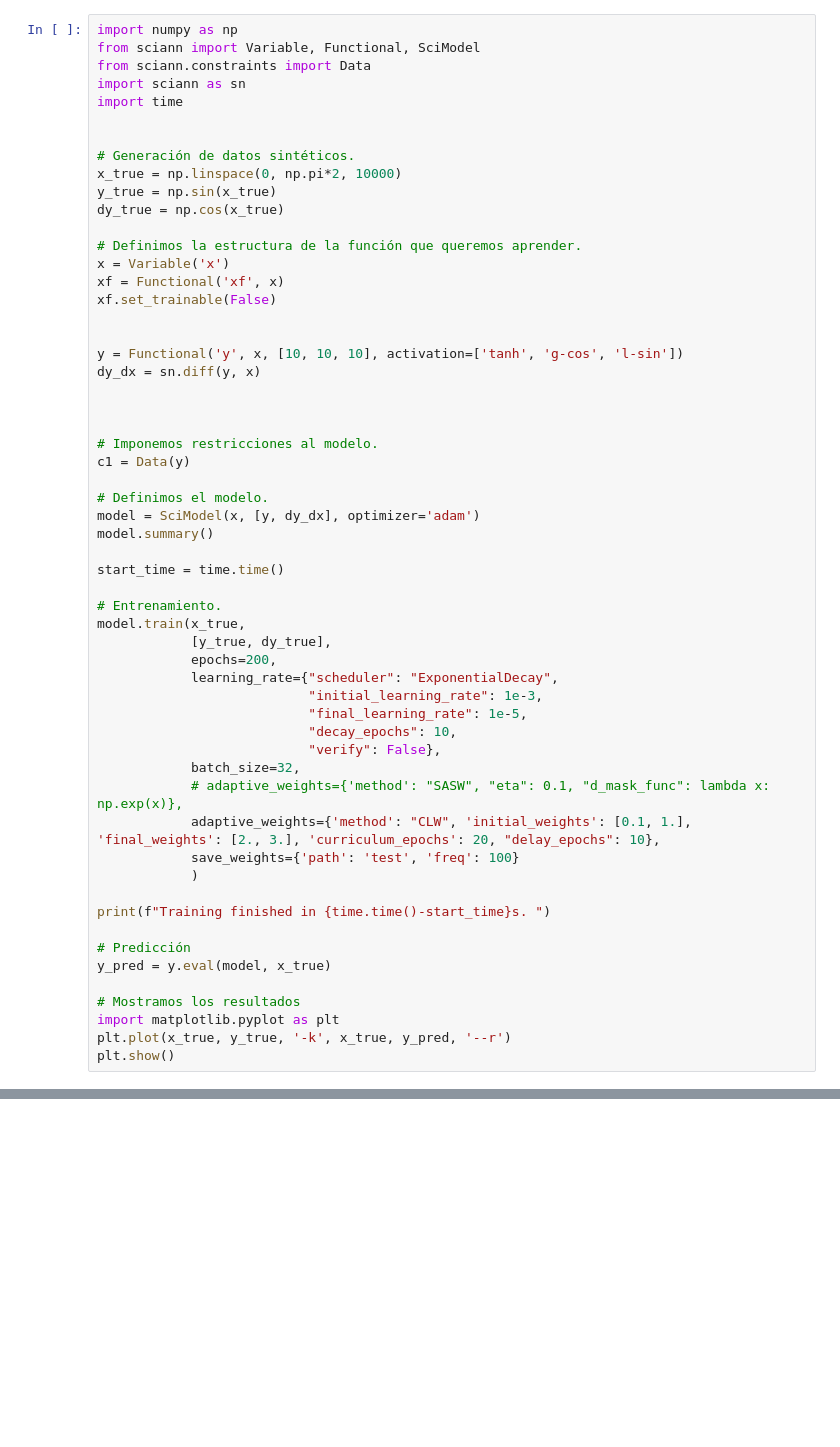
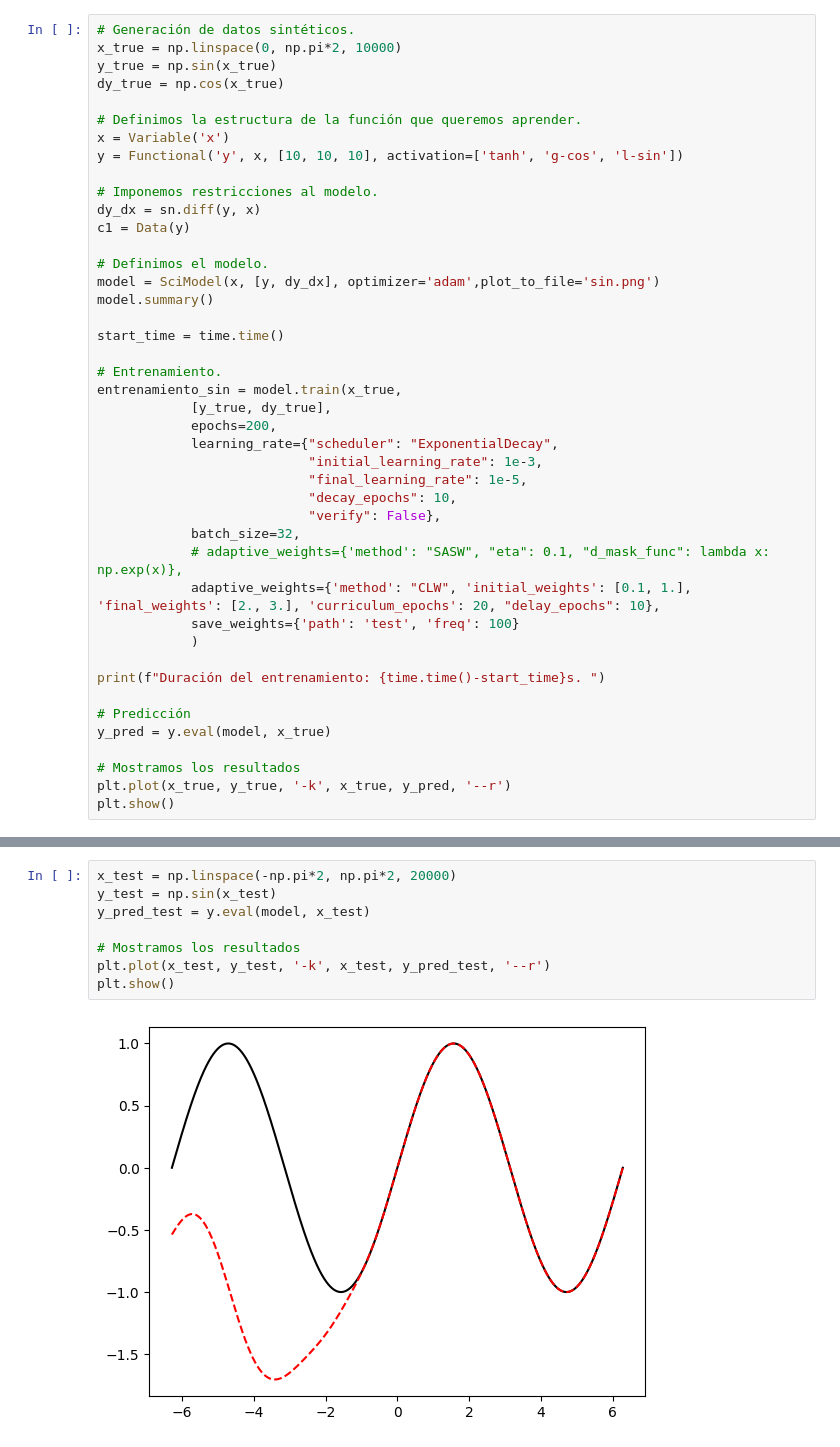
Before and after one commit to vaatiper/TFG, a Jupyter notebook: Experimentos/experimento-1.ipynb, the cells around one changed output, grey strips where cells are left out. Cells and saved outputs as stored; diff of their text form; blank space fills up the shorter version.

```diff
--- a/Experimentos/experimento-1.ipynb
+++ b/Experimentos/experimento-1.ipynb
@@ -25,11 +45,4 @@ Requirement already satisfied: threadpoolctl>=2.0.0 in /usr/local/lib/python3.10
 # %%
-import numpy as np
-from sciann import Variable, Functional, SciModel
-from sciann.constraints import Data
-import sciann as sn
-import time
-
-
 # Generación de datos sintéticos.
 x_true = np.linspace(0, np.pi*2, 10000)
 y_true = np.sin(x_true)
@@ -37,26 +50,20 @@ dy_true = np.cos(x_true)
 
 # Definimos la estructura de la función que queremos aprender.
 x = Variable('x')
-xf = Functional('xf', x)
-xf.set_trainable(False)
-
-
 y = Functional('y', x, [10, 10, 10], activation=['tanh', 'g-cos', 'l-sin'])
-dy_dx = sn.diff(y, x)
-
-
 
 # Imponemos restricciones al modelo.
+dy_dx = sn.diff(y, x)
 c1 = Data(y)
 
 # Definimos el modelo.
-model = SciModel(x, [y, dy_dx], optimizer='adam')
+model = SciModel(x, [y, dy_dx], optimizer='adam',plot_to_file='sin.png')
 model.summary()
 
 start_time = time.time()
 
 # Entrenamiento.
-model.train(x_true,
+entrenamiento_sin = model.train(x_true,
             [y_true, dy_true],
             epochs=200,
             learning_rate={"scheduler": "ExponentialDecay",
@@ -70,13 +77,12 @@ model.train(x_true,
             save_weights={'path': 'test', 'freq': 100}
             )
 
-print(f"Training finished in {time.time()-start_time}s. ")
+print(f"Duración del entrenamiento: {time.time()-start_time}s. ")
 
 # Predicción
 y_pred = y.eval(model, x_true)
 
 # Mostramos los resultados
-import matplotlib.pyplot as plt
 plt.plot(x_true, y_true, '-k', x_true, y_pred, '--r')
 plt.show()
 # %% [output]
@@ -100 +106,11 @@ Training finished in 323.6403181552887s.
 [figure]
+# %%
+x_test = np.linspace(-np.pi*2, np.pi*2, 20000)
+y_test = np.sin(x_test)
+y_pred_test = y.eval(model, x_test)
+
+# Mostramos los resultados
+plt.plot(x_test, y_test, '-k', x_test, y_pred_test, '--r')
+plt.show()
+# %% [output]
+[figure, added]
```
Also changed, not shown: parts of 25 cells of this notebook, 3 other files.
